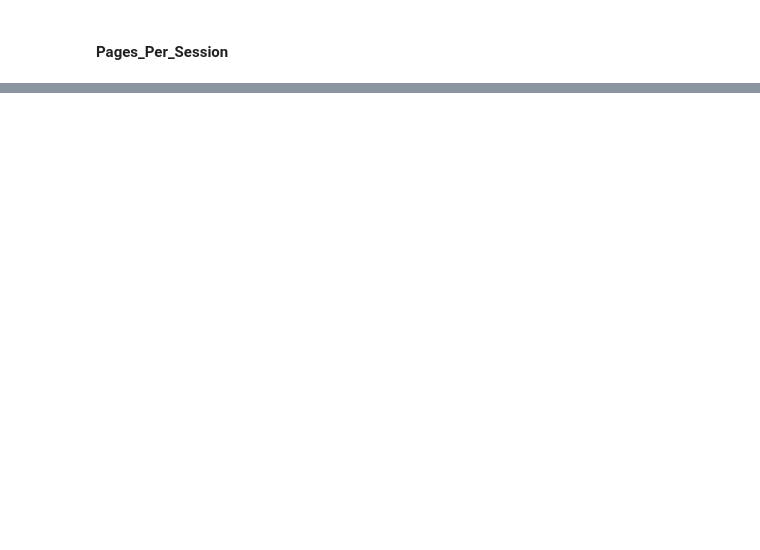
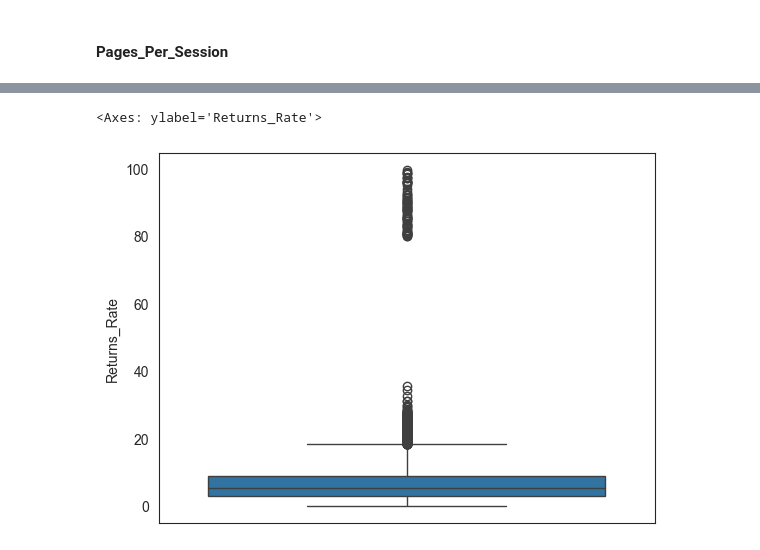
Before and after one commit to Kaio1005/Customer-Churn, a Jupyter notebook: Customer_churn_notebook.ipynb, the cells around one changed output, grey strips where cells are left out. Drawn from its saved outputs; the diff is of its cells as text; code cells hidden in the pictures; blank space fills up the shorter version.

```diff
--- a/Customer_churn_notebook.ipynb
+++ b/Customer_churn_notebook.ipynb
@@ -329,0 +541,5 @@ Name: Session_Duration_Avg, dtype: float64
+# %%
+sns.boxplot(train_data_df, y = "Returns_Rate")
+# %% [output]
+<Axes: ylabel='Returns_Rate'>
+[figure, added]
```
Also changed, not shown: parts of 32 cells of this notebook.
